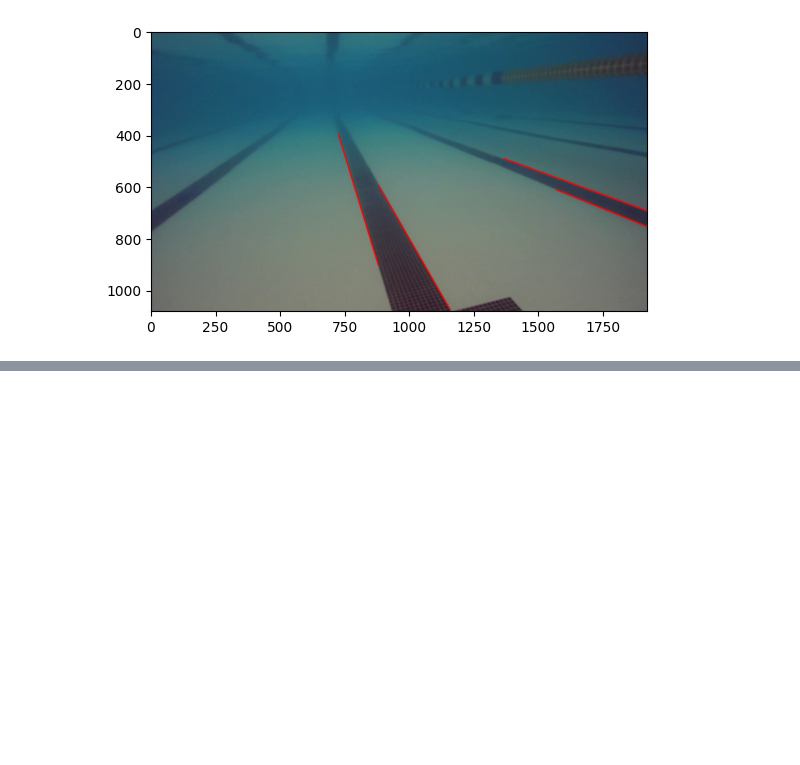
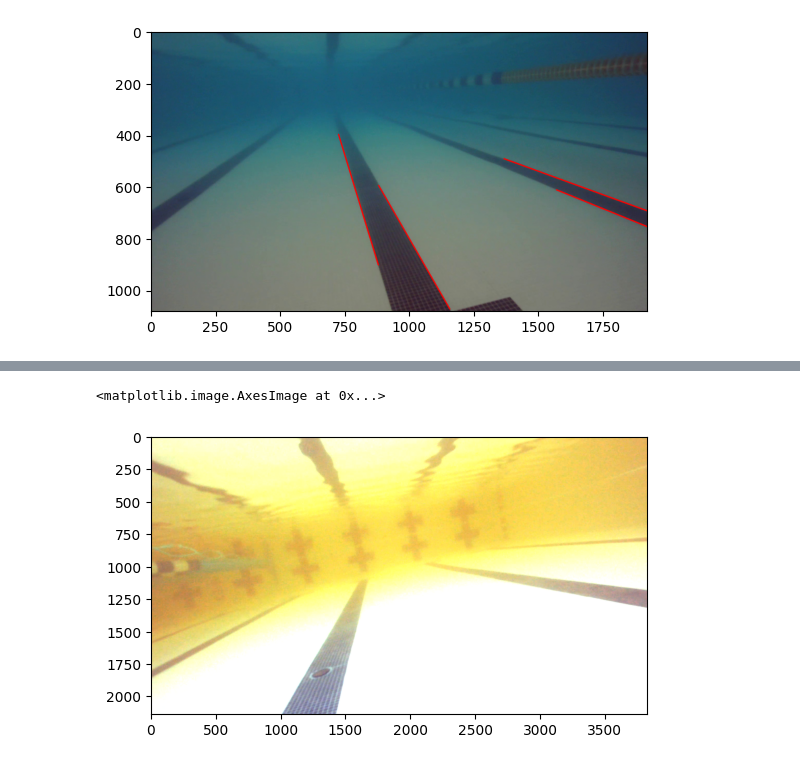
Before and after one commit to TotallyNotAPumpkin/cv-intro, a Jupyter notebook: test.ipynb, the cells around one changed output, grey strips where cells are left out. Cells and saved outputs as stored; diff of their text form; code cells hidden in the pictures; blank space fills up the shorter version.

```diff
--- a/test.ipynb
+++ b/test.ipynb
@@ -103,0 +115,7 @@ while True:
+# %%
+test = cv2.imread('lanes.png')
+adjustedTest = cv2.addWeighted(test, 2, test, 0, 0)
+plt.imshow(adjustedTest)
+# %% [output]
+<matplotlib.image.AxesImage at 0x...>
+[figure, added]
```
Also changed, not shown: parts of 6 cells of this notebook, 3 other files.
